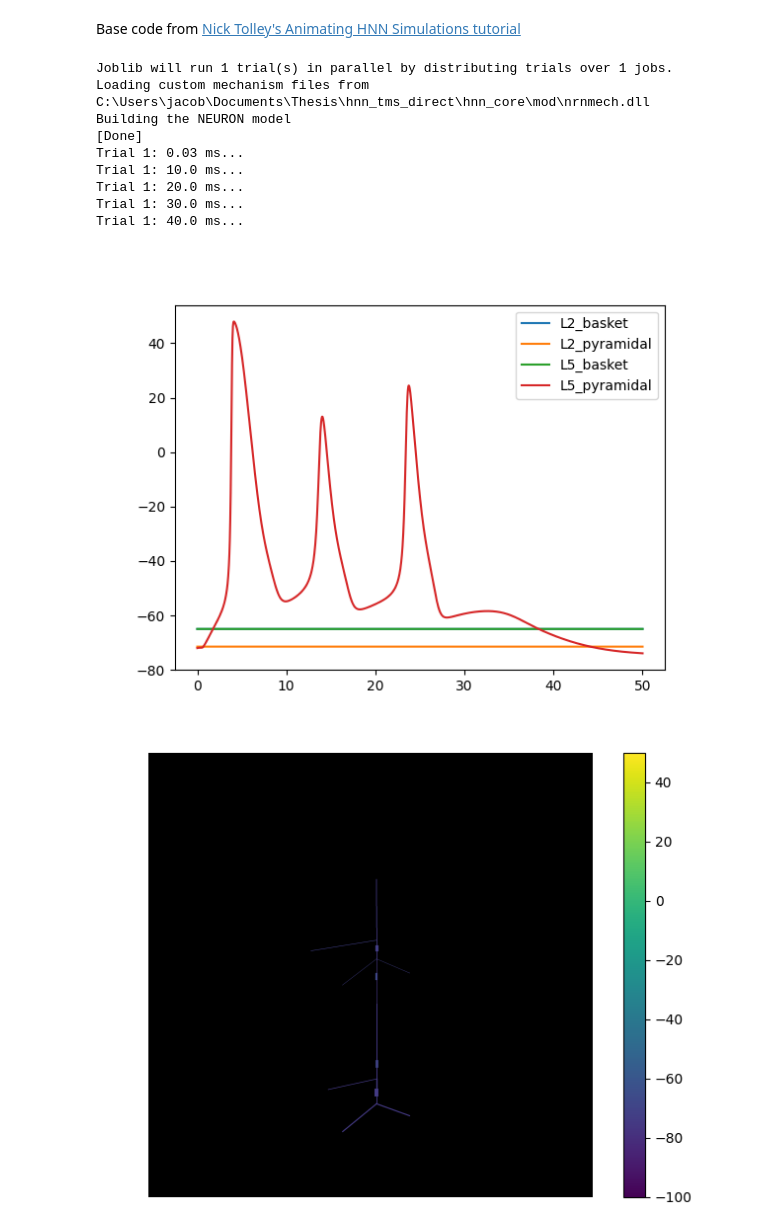
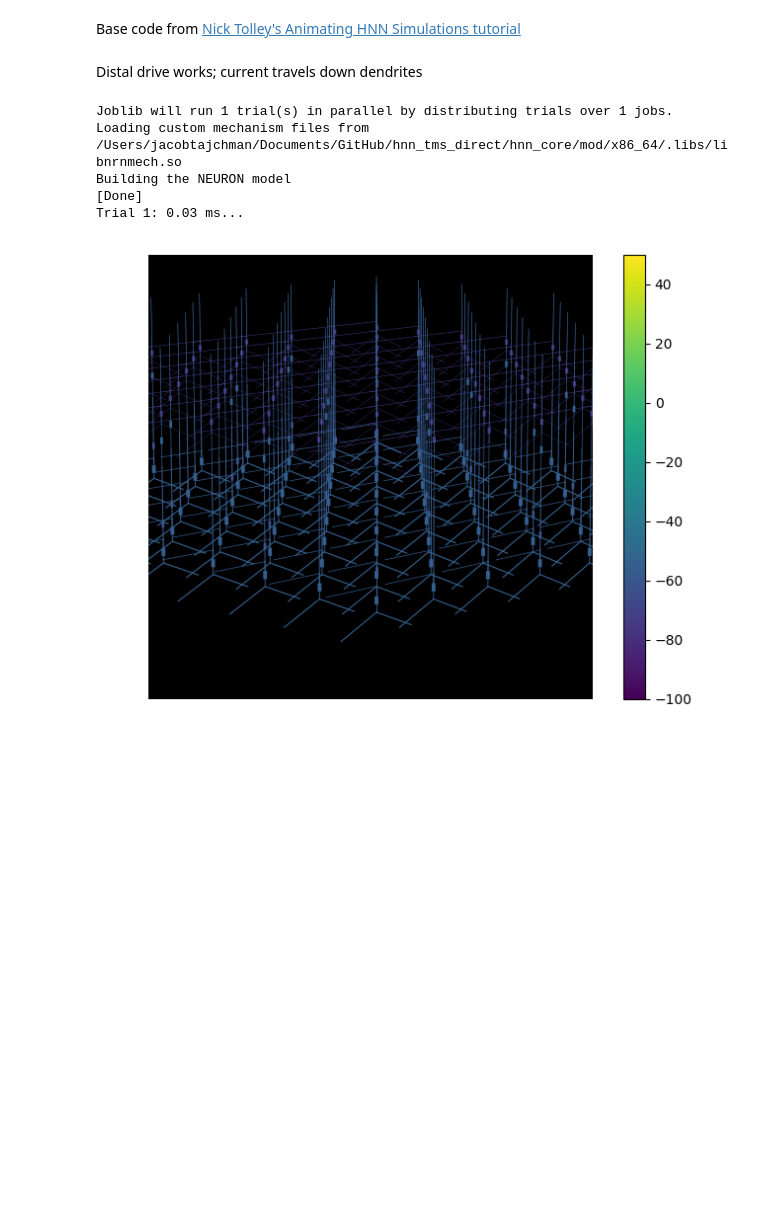
Before and after one commit to jtajchman/hnn_tms_direct, a Jupyter notebook: branch_scripts/direct_tms_verification.ipynb, the cells around one changed output. Drawn from its saved outputs; the diff is of its cells as text; code cells hidden in the pictures; blank space fills up the shorter version.

Commit message:
Reformat verification and add gif results

```diff
--- a/branch_scripts/direct_tms_verification.ipynb
+++ b/branch_scripts/direct_tms_verification.ipynb
@@ -59,9 +56,9 @@ def drive_sim(mesh_shape=(1, 1), clear_connectivity=True, distal=None, direct=No
         net_plot.zlim = (-500, 1600)
         net_plot.azim = 225
         if type(movie) is str:
-            net_plot.export_movie(f'{movie}.gif', dpi=100, fps=30, interval=100)
+            net_plot.export_movie(f'verification_gifs/{movie}.gif', dpi=100, fps=30, interval=100)
         else:
-            net_plot.export_movie('tms_direct.gif', dpi=100, fps=30, interval=100)
+            net_plot.export_movie('verification_gifs/tms_direct.gif', dpi=100, fps=30, interval=100)
         return net_plot
 # %%
 distal = dict(
@@ -74,9 +71,9 @@ distal = dict(
     # cell_specific=None,
     weights_ampa={'L2_basket': 0.0024741719999999997, 'L2_pyramidal': 0.0031460039999999996, 'L5_pyramidal': 0.030831731999999997},
     weights_nmda={'L2_basket': 0.039215124, 'L2_pyramidal': 0.004143708, 'L5_pyramidal': 0.006008543999999999},
-    # space_constant=None,
+    space_constant=1e6, # Every point in space should be equivalent; large constant effectively does this
     synaptic_delays={'L2_basket': 0.1, 'L2_pyramidal': 0.1, 'L5_pyramidal': 0.1},
-    probability=0.5,)
+    probability=1,)
 
 direct = dict(
     name="tms_direct",
@@ -89,29 +86,34 @@ direct = dict(
     weights_ampa=   {'L2_basket':    0.002,
                      'L2_pyramidal': 0.003,
                      'L5_basket':    0.002,
-                     'L5_pyramidal': 0.00}, # Tune to mimic real cell response
+                     'L5_pyramidal': 0.03}, # Tune to mimic real cell response
     weights_nmda=   {'L2_basket':    0.0,
                      'L2_pyramidal': 0.0,
                      'L5_basket':    0.0,
-                     'L5_pyramidal': 0.003}, # Make 0; probably want to just do ampa
+                     'L5_pyramidal': 0.0}, # Make 0; probably want to just do ampa
     space_constant=1e6, # Every point in space should be equivalent; large constant effectively does this
     synaptic_delays=0., # Maybe should be 0
     probability=    {'L2_basket':    0.01,
                      'L2_pyramidal': 0.01,
                      'L5_basket':    0.01,
-                     'L5_pyramidal': 1.}, # Tune
+                     'L5_pyramidal': 0.01}, # Tune
 )
+# %% [markdown]
+Distal drive works; current travels down dendrites
 # %%
-net_plot = drive_sim(net, 50, movie=True)
+distal_c = deepcopy(distal)
+distal_c['probability'] = 1.
+net_plot = drive_sim(mesh_shape=(10, 10),
+                     clear_connectivity=True,
+                     distal=distal_c,
+                     direct=None,
+                     tstop=10,
+                     trace=False,
+                     movie='distal_1')
 # %% [output]
 Joblib will run 1 trial(s) in parallel by distributing trials over 1 jobs.
-Loading custom mechanism files from C:\Users\jacob\Documents\Thesis\hnn_tms_direct\hnn_core\mod\nrnmech.dll
+Loading custom mechanism files from /Users/jacobtajchman/Documents/GitHub/hnn_tms_direct/hnn_core/mod/x86_64/.libs/libnrnmech.so
 Building the NEURON model
 [Done]
 Trial 1: 0.03 ms...
-Trial 1: 10.0 ms...
-Trial 1: 20.0 ms...
-Trial 1: 30.0 ms...
-Trial 1: 40.0 ms...
-[figure, old version]
+[figure, new version]
-[figure, removed]
```
Also changed, not shown: parts of 23 cells of this notebook, 4 other files.
